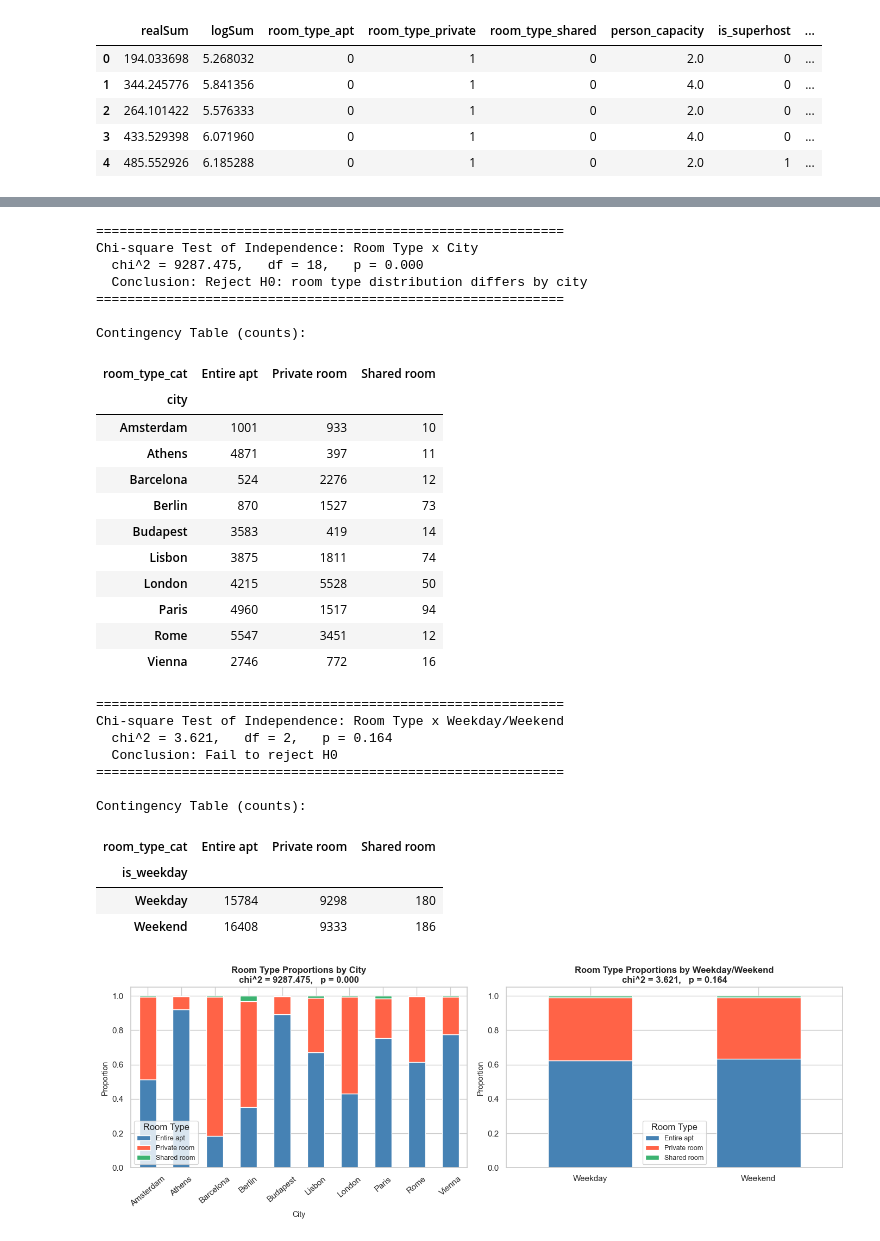
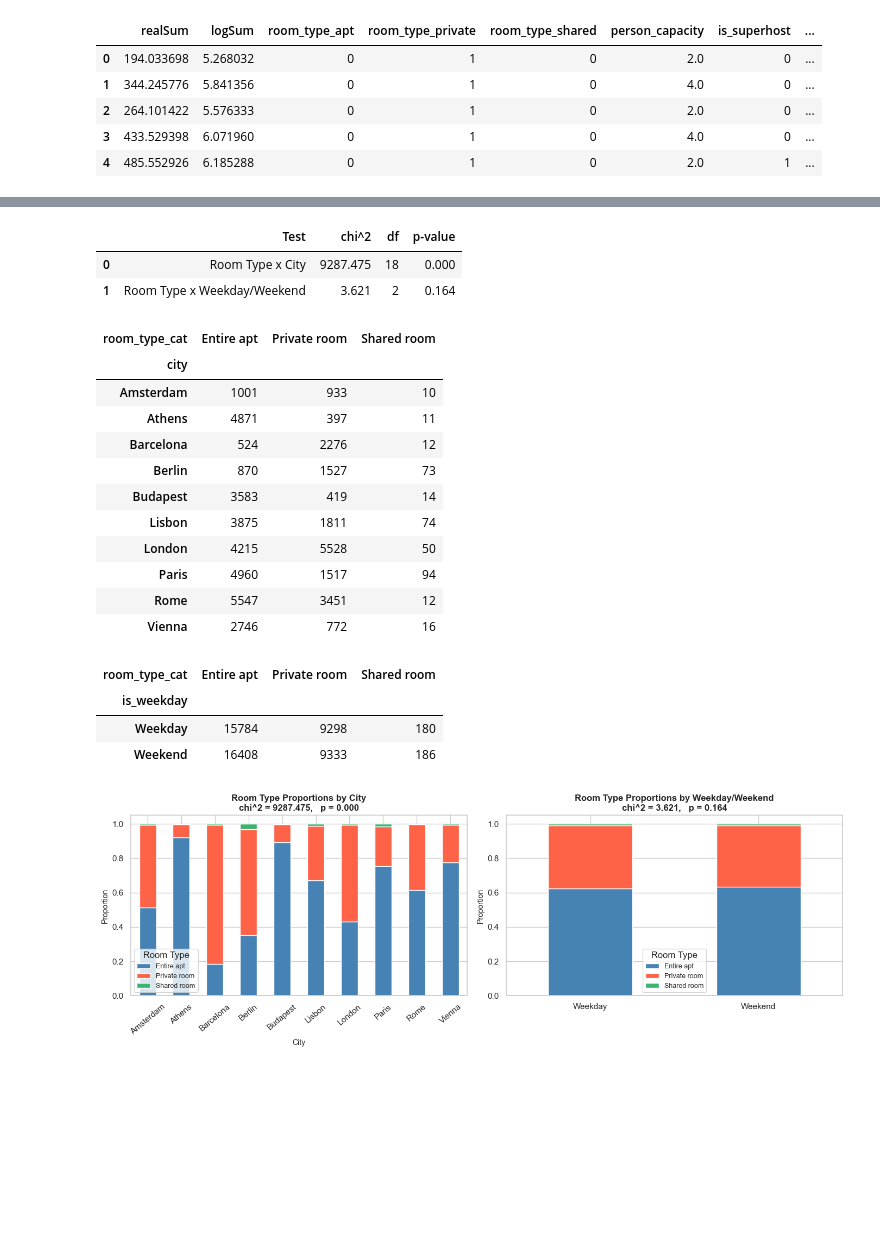
Before and after one commit to ShenghaoXue/MATH-189-Project-SP26, a Jupyter notebook: section2_hypothesis_testing.ipynb, the cells around one changed output, grey strips where cells are left out. Cells and saved outputs as stored; diff of their text form; code cells hidden in the pictures; blank space fills up the shorter version.

```diff
--- a/section2_hypothesis_testing.ipynb
+++ b/section2_hypothesis_testing.ipynb
@@ -124,7 +139,5 @@ Levene's Test — Equality of Variances (logSum across cities)
 # %%
-# --- Chi-square tests of Independence ---
 
-# --- Reconstruct room_type categorical column from dummies ---
 room_col_map = {
     'room_type_apt':     'Entire apt',
     'room_type_private': 'Private room',
@@ -136,97 +149,78 @@ df['room_type_cat'] = (
     .map(room_col_map)
 )
 
-# --- 1. Room Type x City ---
 ct_city = pd.crosstab(df['city'], df['room_type_cat'])
 chi2_city, p_city, dof_city, _ = stats.chi2_contingency(ct_city)
+sig_city = "Reject H0: room type distribution differs by city" if p_city < 0.05 else "Fail to reject H0"
 
-print("=" * 60)
-print("Chi-square Test of Independence: Room Type x City")
-print(f"  chi^2 = {chi2_city:.3f},   df = {dof_city},   p = {p_city:.3f}")
-sig_city = "Reject H0: room type distribution differs by city" if p_city < 0.05 else "Fail to reject H0"
-print(f"  Conclusion: {sig_city}")
-print("=" * 60)
-print("\nContingency Table (counts):")
-display(ct_city)
-
-# --- 2. Room Type x Weekday/Weekend ---
 ct_week = pd.crosstab(
     df['is_weekday'].map({1: 'Weekday', 0: 'Weekend'}),
     df['room_type_cat']
 )
 chi2_week, p_week, dof_week, _ = stats.chi2_contingency(ct_week)
+sig_week = "Reject H0: room type distribution differs by period" if p_week < 0.05 else "Fail to reject H0"
 
-print("=" * 60)
-print("Chi-square Test of Independence: Room Type x Weekday/Weekend")
-print(f"  chi^2 = {chi2_week:.3f},   df = {dof_week},   p = {p_week:.3f}")
-sig_week = "Reject H0: room type distribution differs by period" if p_week < 0.05 else "Fail to reject H0"
-print(f"  Conclusion: {sig_week}")
-print("=" * 60)
-print("\nContingency Table (counts):")
+chi_square_summary = pd.DataFrame({
+    'Test': ['Room Type x City', 'Room Type x Weekday/Weekend'],
+    'chi^2': [chi2_city, chi2_week],
+    'df': [dof_city, dof_week],
+    'p-value': [p_city, p_week],
+}).round({'chi^2': 3, 'p-value': 3})
+
+display(chi_square_summary)
+display(ct_city)
 display(ct_week)
 
-# --- Stacked proportion bar charts ---
 room_colors = ['steelblue', 'tomato', 'mediumseagreen']
 fig, axes = plt.subplots(1, 2, figsize=(14, 5))
 
 ct_city.div(ct_city.sum(axis=1), axis=0).plot(
     kind='bar', stacked=True, ax=axes[0],
     color=room_colors, edgecolor='white'
 )
 axes[0].set_title(
     f"Room Type Proportions by City\nchi^2 = {chi2_city:.3f},   p = {p_city:.3f}",
     fontsize=12, fontweight='bold'
 )
 axes[0].set_xlabel("City", fontsize=10)
 axes[0].set_ylabel("Proportion", fontsize=10)
 axes[0].tick_params(axis='x', rotation=40)
 axes[0].legend(title='Room Type', fontsize=9)
 
 ct_week.div(ct_week.sum(axis=1), axis=0).plot(
     kind='bar', stacked=True, ax=axes[1],
     color=room_colors, edgecolor='white'
 )
 axes[1].set_title(
     f"Room Type Proportions by Weekday/Weekend\nchi^2 = {chi2_week:.3f},   p = {p_week:.3f}",
     fontsize=12, fontweight='bold'
 )
 axes[1].set_xlabel("", fontsize=10)
 axes[1].set_ylabel("Proportion", fontsize=10)
 axes[1].tick_params(axis='x', rotation=0)
 axes[1].legend(title='Room Type', fontsize=9)
 
 plt.tight_layout()
 plt.savefig('plots/section2_PlotHypothesis3_roomTypeChiSquare.png', dpi=300, bbox_inches='tight')
 plt.show()
 # %% [output]
-============================================================
-Chi-square Test of Independence: Room Type x City
-  chi^2 = 9287.475,   df = 18,   p = 0.000
-  Conclusion: Reject H0: room type distribution differs by city
-============================================================
-
-Contingency Table (counts):
-| room_type_cat | Entire apt | Private room | Shared room |
-| city |  |  |  |
-| Amsterdam | 1001 | 933 | 10 |
-| Athens | 4871 | 397 | 11 |
-| Barcelona | 524 | 2276 | 12 |
-| Berlin | 870 | 1527 | 73 |
-| Budapest | 3583 | 419 | 14 |
-| Lisbon | 3875 | 1811 | 74 |
-| London | 4215 | 5528 | 50 |
-| Paris | 4960 | 1517 | 94 |
-| Rome | 5547 | 3451 | 12 |
-| Vienna | 2746 | 772 | 16 |
+|  | Test | chi^2 | df | p-value |
+| 0 | Room Type x City | 9287.475 | 18 | 0.000 |
+| 1 | Room Type x Weekday/Weekend | 3.621 | 2 | 0.164 |
-============================================================
-Chi-square Test of Independence: Room Type x Weekday/Weekend
-  chi^2 = 3.621,   df = 2,   p = 0.164
-  Conclusion: Fail to reject H0
-============================================================
-
-Contingency Table (counts):
 | room_type_cat | Entire apt | Private room | Shared room |
-| is_weekday |  |  |  |
-| Weekday | 15784 | 9298 | 180 |
-| Weekend | 16408 | 9333 | 186 |
+| city |  |  |  |
+| Amsterdam | 1001 | 933 | 10 |
+| Athens | 4871 | 397 | 11 |
+| Barcelona | 524 | 2276 | 12 |
+| Berlin | 870 | 1527 | 73 |
+| Budapest | 3583 | 419 | 14 |
+| Lisbon | 3875 | 1811 | 74 |
+| London | 4215 | 5528 | 50 |
+| Paris | 4960 | 1517 | 94 |
+| Rome | 5547 | 3451 | 12 |
+| Vienna | 2746 | 772 | 16 |
+| room_type_cat | Entire apt | Private room | Shared room |
+| is_weekday |  |  |  |
+| Weekday | 15784 | 9298 | 180 |
+| Weekend | 16408 | 9333 | 186 |
 [figure]
```
Also changed, not shown: parts of 13 cells of this notebook, 3 other files.
